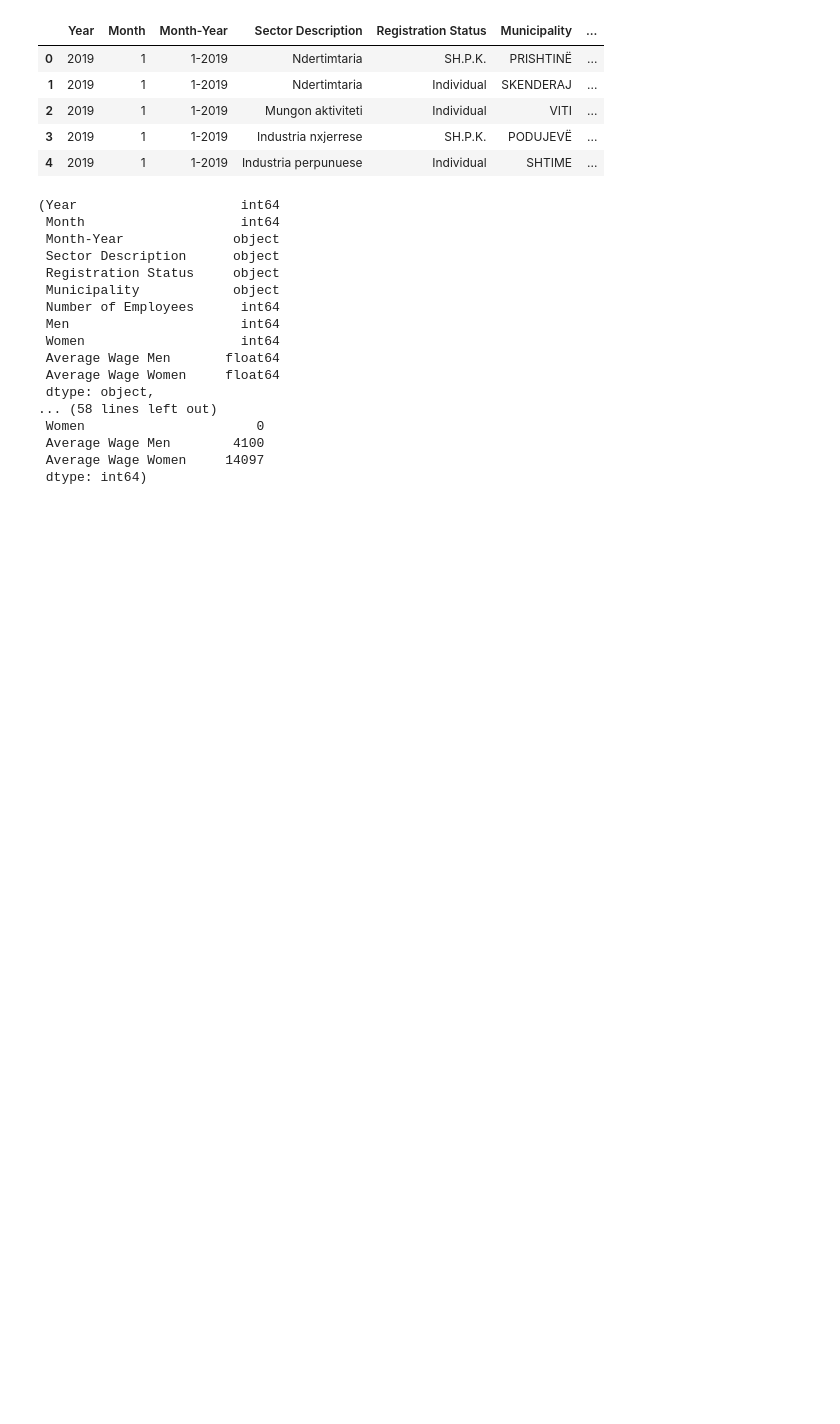
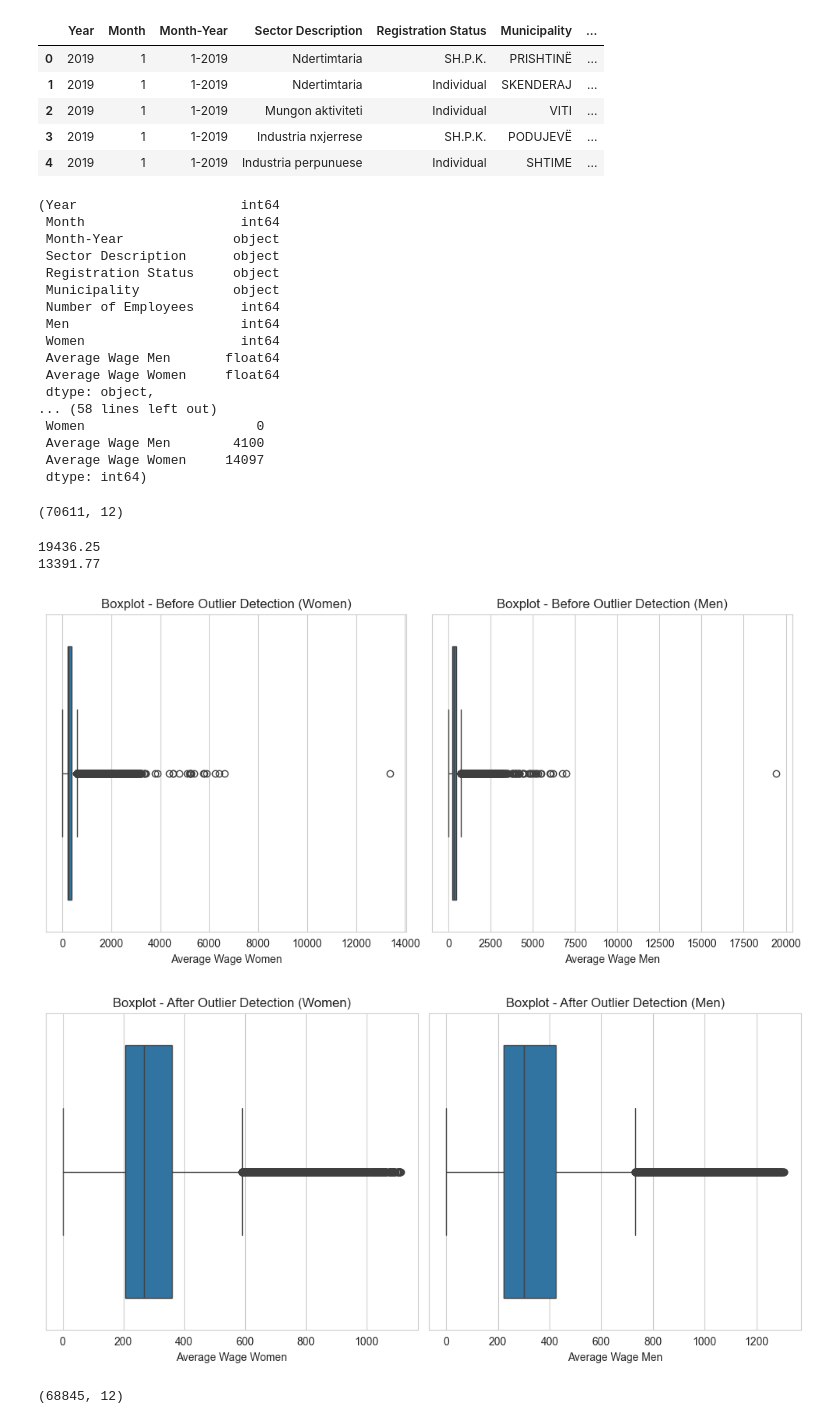
Before and after one commit to fisinik/employment-salary-prediction, a Jupyter notebook: preprocessing.ipynb, the cells around one changed output. Cells and saved outputs as stored; diff of their text form; code cells hidden in the pictures; blank space fills up the shorter version.

```diff
--- a/preprocessing.ipynb
+++ b/preprocessing.ipynb
@@ -106,0 +170,56 @@ data_types, data_quality, complete_data_count, null_data_count
+# %%
+employment_translated.shape
+# %% [output]
+(70611, 12)
+# %%
+max_average_wage_men = employment_translated['Average Wage Men'].max()
+print(max_average_wage_men)
+
+max_average_wage_women = employment_translated['Average Wage Women'].max()
+print(max_average_wage_women)
+# %% [output]
+19436.25
+13391.77
+# %%
+# Before outlier detection
+fig, (ax1, ax2) = plt.subplots(1, 2, figsize=(10, 5))
+
+sns.boxplot(data=employment_translated, x='Average Wage Women', ax=ax1)
+ax1.set_title('Boxplot - Before Outlier Detection (Women)')
+
+sns.boxplot(data=employment_translated, x='Average Wage Men', ax=ax2)
+ax2.set_title('Boxplot - Before Outlier Detection (Men)')
+
+plt.tight_layout()
+plt.show()
+
+# Calculate the z-scores for "Average Wage Women" and "Average Wage Men" columns
+z_scores = (employment_translated[['Average Wage Women', 'Average Wage Men']] - employment_translated[['Average Wage Women', 'Average Wage Men']].mean()) / employment_translated[['Average Wage Women', 'Average Wage Men']].std()
+
+# Define a threshold for outlier detection (e.g., z-score > 3 or z-score < -3)
+threshold = 3
+
+# Identify the outliers by checking if the absolute z-score exceeds the threshold
+outliers = z_scores.abs() > threshold
+
+# Filter the DataFrame to include only the rows without outliers
+employment_translated_no_outliers = employment_translated[~outliers.any(axis=1)]
+
+# After outlier detection
+fig, (ax1, ax2) = plt.subplots(1, 2, figsize=(10, 5))
+
+sns.boxplot(data=employment_translated_no_outliers, x='Average Wage Women', ax=ax1)
+ax1.set_title('Boxplot - After Outlier Detection (Women)')
+
+sns.boxplot(data=employment_translated_no_outliers, x='Average Wage Men', ax=ax2)
+ax2.set_title('Boxplot - After Outlier Detection (Men)')
+
+plt.tight_layout()
+plt.show()
+# %% [output]
+[figure, added]
+[figure, added]
+# %%
+employment_translated_no_outliers.shape
+# %% [output]
+(68845, 12)
```
Also changed, not shown: parts of 14 cells of this notebook.
